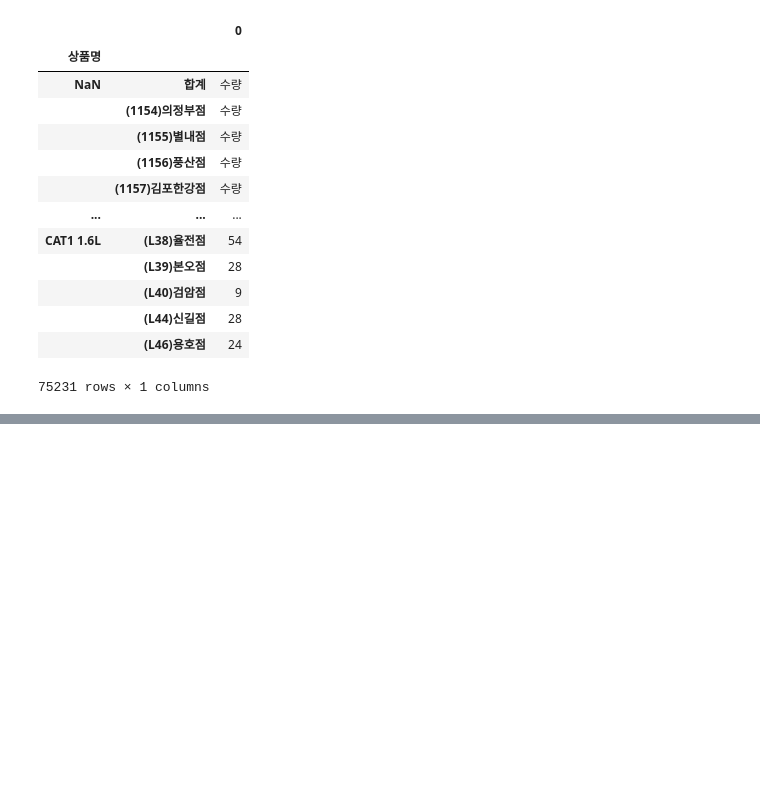
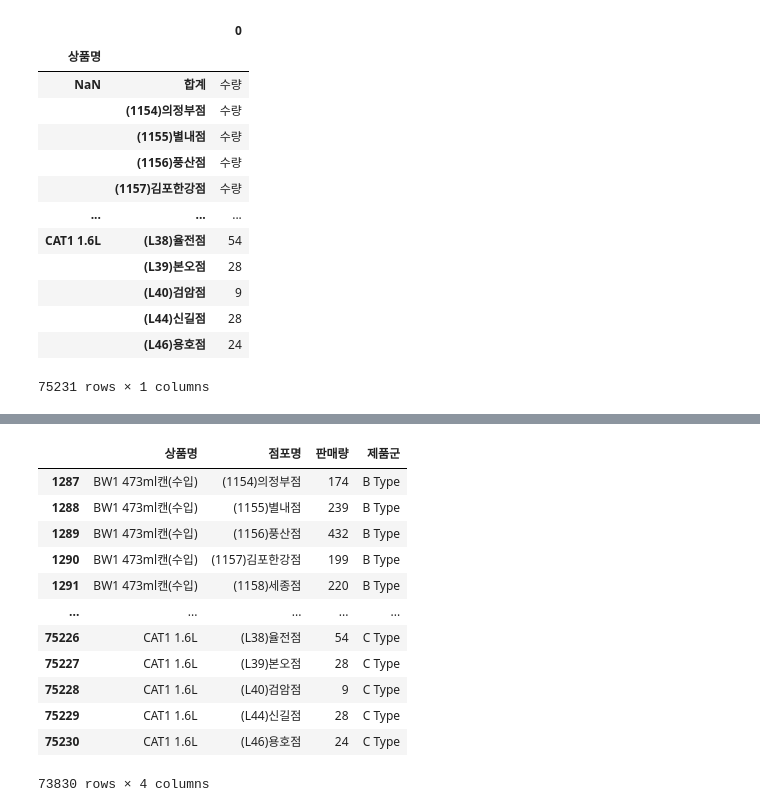
Before and after one commit to whtjdghks/homepython, a Jupyter notebook: 엑셀데이터 전처리 2021-10-13.ipynb, the cells around one changed output, grey strips where cells are left out. Cells and saved outputs as stored; diff of their text form; code cells hidden in the pictures; blank space fills up the shorter version.

```diff
--- a/엑셀데이터 전처리 2021-10-13.ipynb
+++ b/엑셀데이터 전처리 2021-10-13.ipynb
@@ -90,4 +91,4 @@ pd.DataFrame(df1.drop(columns=['순번','상품코드']).set_index('상품명').
 # %%
 stack_data=df1.drop(columns=['순번','상품코드']).set_index('상품명').stack()
 # %%
-pd.DataFrame(stack_data).reset_index()
+df2=pd.DataFrame(stack_data).reset_index()
@@ -107,0 +95,10 @@ pd.DataFrame(stack_data).reset_index()
+# %%
+cond1 = (df2['상품명'].isnull())
+cond2=(df2['상품명']!='합 계')
+cond3 = (df2['level_1']!=' 합계') #공백 주의
+df3=df2.loc[(~cond1)&(cond2)&(cond3)]
+df4=df3.rename(columns={'level_1':'점포명', 0:'판매량'})
+#이게 전부 상품명이 미싱된 값들의 반대의 의미를 가진 ~
+# 미싱된 값들이 전부 날아간다.
+
+#결과는 상품명 점포명 판매량만 남겨서 추출한결과임
@@ -107,0 +125,12 @@ pd.DataFrame(stack_data).reset_index()
+# %%
+# 타입별 분류
+# 분류시키기~
+def func1(row):
+    if 'CAT' in row:
+        return 'C Type'
+    elif 'STL' in row:
+        return 'S Type'
+    elif 'BW' in row:
+        return 'B Type'
+    else:
+        return row
@@ -107,0 +150,17 @@ pd.DataFrame(stack_data).reset_index()
+# %%
+df4['제품군']=df4['상품명'].apply(func1)
+df4
+# %% [output]
+|  | 상품명 | 점포명 | 판매량 | 제품군 |
+| 1287 | BW1 473ml캔(수입) | (1154)의정부점 | 174 | B Type |
+| 1288 | BW1 473ml캔(수입) | (1155)별내점 | 239 | B Type |
+| 1289 | BW1 473ml캔(수입) | (1156)풍산점 | 432 | B Type |
+| 1290 | BW1 473ml캔(수입) | (1157)김포한강점 | 199 | B Type |
+| 1291 | BW1 473ml캔(수입) | (1158)세종점 | 220 | B Type |
+| ... | ... | ... | ... | ... |
+| 75226 | CAT1 1.6L | (L38)율전점 | 54 | C Type |
+| 75227 | CAT1 1.6L | (L39)본오점 | 28 | C Type |
+| 75228 | CAT1 1.6L | (L40)검암점 | 9 | C Type |
+| 75229 | CAT1 1.6L | (L44)신길점 | 28 | C Type |
+| 75230 | CAT1 1.6L | (L46)용호점 | 24 | C Type |
+73830 rows × 4 columns
```
Also changed, not shown: parts of 4 cells of this notebook.
